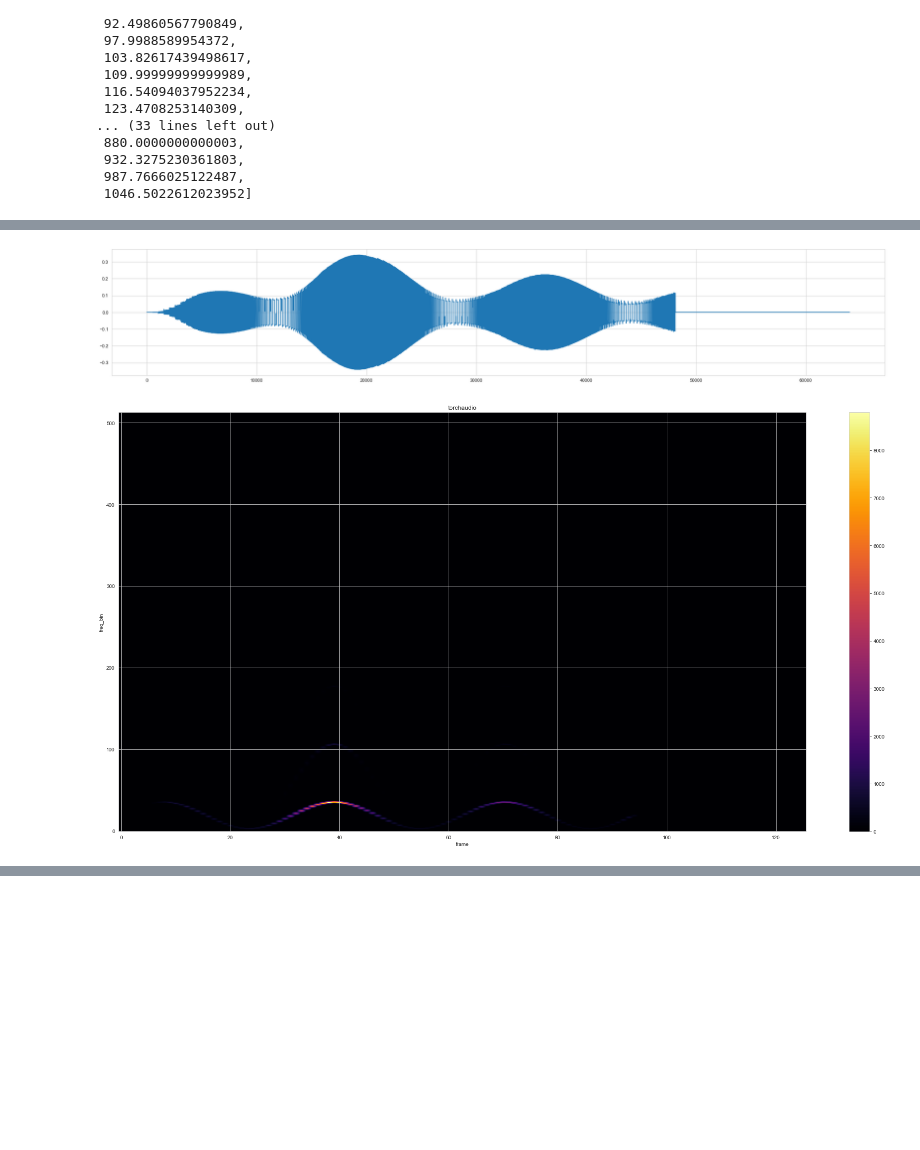
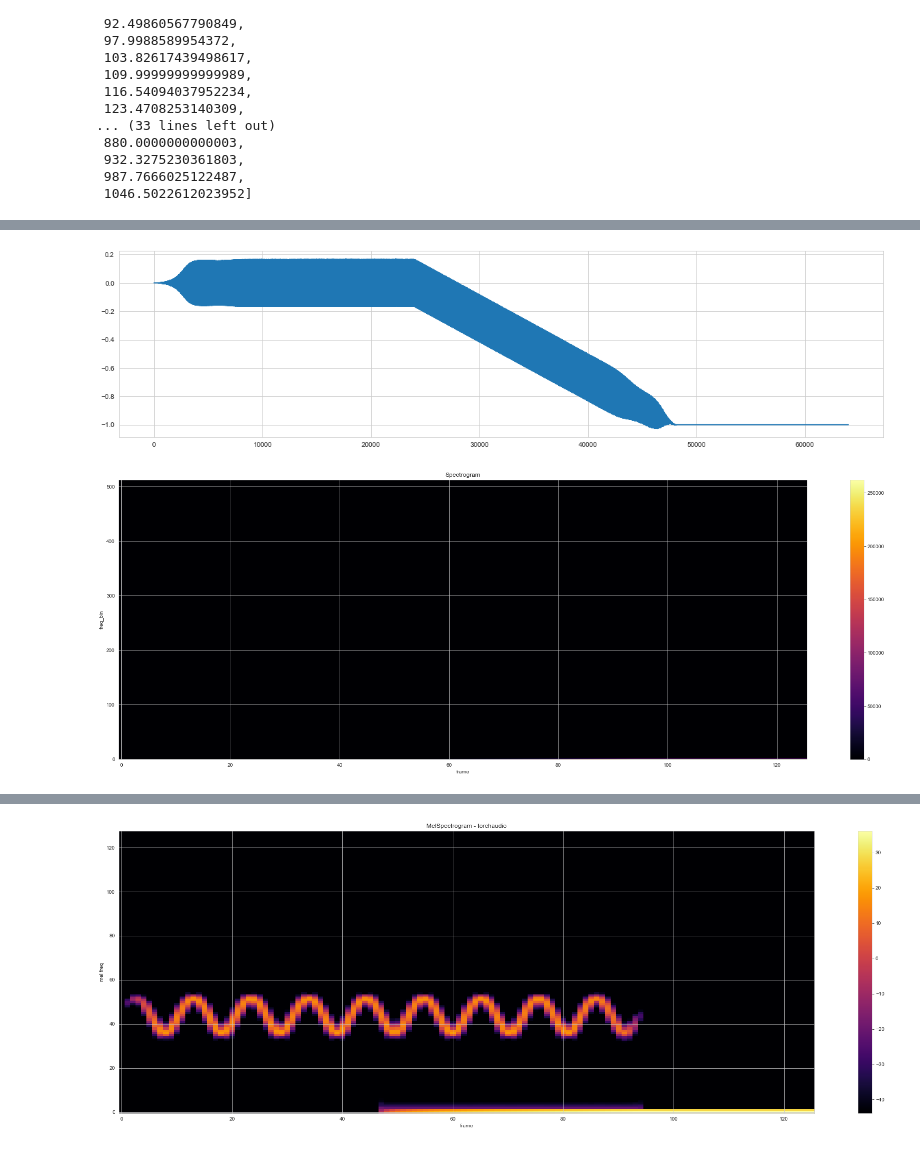
Before and after one commit to aisynth/diffmoog, a Jupyter notebook: visualization_notebooks/visualize_custom_sound.ipynb, the cells around one changed output, grey strips where cells are left out. Drawn from its saved outputs; the diff is of its cells as text; code cells hidden in the pictures; blank space fills up the shorter version.

Commit message:
filter ADSR with window

```diff
--- a/visualization_notebooks/visualize_custom_sound.ipynb
+++ b/visualization_notebooks/visualize_custom_sound.ipynb
@@ -83,46 +109,69 @@ osc_freq_list
  987.7666025122487,
  1046.5022612023952]
 # %%
-cfg = Config()
-
-# synth_obj = SynthModular(synth_cfg=synth_cfg,
-#                          sample_rate=cfg.sample_rate,
-#                          signal_duration_sec=cfg.signal_duration_sec,
-#                          num_sounds=1,
-#                          device='cpu',
-#                          preset='MODULAR_NEW')
-
 synth_obj = SynthModular(preset_name='MODULAR_NEW', synth_structure=synth_structure, device='cpu')
 
-
-params = {(0,0): {'operation': 'lfo_sine', 'parameters': {'freq': [1], 'amp': [1], 'active': [True], 'output': [[0, 6]]}},
-          (1,1): {'operation': 'fm_lfo', 'parameters': {'freq_c': [1], 'waveform': ['sine'], 'mod_index': [0], 'amp_c': [1], 'active': [True], 'fm_active': [False], 'output': [[0, 2]]}},
-          (0,2): {'operation': 'fm_sine', 'parameters': {'amp_c': [1], 'freq_c': [1046], 'mod_index': [0.3], 'active': [False], 'fm_active': [False]}},
-          (1,2): {'operation': 'fm_saw', 'parameters': {'amp_c': [1], 'freq_c': [300], 'mod_index': [0.1], 'active': [False], 'fm_active': [False]}},
-          (2,2): {'operation': 'fm_square', 'parameters': {'amp_c': [1], 'freq_c': [300], 'mod_index': [0.1], 'active': [True], 'fm_active': [True]}},
+params = {(0,0): {'operation': 'lfo_sine', 'parameters': {'freq': [1], 'amp': [1], 'active': [False], 'output': [[0, 6]]}},
+          (1,1): {'operation': 'fm_lfo', 'parameters': {'freq_c': [3], 'waveform': ['sine'], 'mod_index': [0], 'amp_c': [1], 'active': [True], 'fm_active': [False], 'output': [[0, 2]]}},
+          (0,2): {'operation': 'fm_sine', 'parameters': {'amp_c': [1], 'freq_c': [1000], 'mod_index': [0.1], 'active': [True], 'fm_active': [True]}},
+          (1,2): {'operation': 'fm_saw', 'parameters': {'amp_c': [1], 'freq_c': [750], 'mod_index': [0.1], 'active': [False], 'fm_active': [False]}},
+          (2,2): {'operation': 'fm_square', 'parameters': {'amp_c': [1], 'freq_c': [1000], 'mod_index': [0.1], 'active': [False], 'fm_active': [False]}},
           (0,3): {'operation': 'mix', 'parameters': {}},
-          (0,4): {'operation': 'env_adsr', 'parameters': {'attack_t': [1], 'decay_t': [1], 'sustain_t': [1], 'sustain_level': [0.5], 'release_t': [1]}},
-          (0,5): {'operation': 'lowpass_filter_adsr', 'parameters': {'attack_t': [3], 'decay_t': [0], 'sustain_t': [0], 'sustain_level': [0.2], 'release_t': [0], 'filter_freq': [1], 'intensity': [1]}},
-          (0,6): {'operation': 'tremolo', 'parameters': {'amount': [0.7], 'active': [True], 'fm_active': [True]}}
+          (0,4): {'operation': 'env_adsr', 'parameters': {'attack_t': [0], 'decay_t': [0], 'sustain_t': [3], 'sustain_level': [0.5], 'release_t': [1]}},
+          (0,5): {'operation': 'lowpass_filter_adsr', 'parameters': {'attack_t': [1.5], 'decay_t': [1.5], 'sustain_t': [0], 'sustain_level': [0], 'release_t': [0], 'filter_freq': [0], 'intensity': [1]}},
+          (0,6): {'operation': 'tremolo', 'parameters': {'amount': [0], 'active': [False], 'fm_active': [False]}}
           }
 
 synth_obj.update_cells_from_dict(params)
-final_signal, output_signals_through_chain_dict = synth_obj.generate_signal(signal_duration=4, batch_size=1)
+final_signal, output_signals_through_chain_dict = synth_obj.generate_signal(signal_duration=signal_duration, batch_size=1)
 sound = final_signal.detach().cpu()[0]
 
 spec = spectrogram(sound)
 db_spec = db(spec)
+melspec = mel_spectrogram(sound.float())
+
+audio = Audio(sound.numpy(), rate=synth_structure.sample_rate, autoplay=False)
+display(audio)
+
+fig, ax = plt.subplots(1, 1, figsize=(20, 5))
+ax.plot(sound.numpy())
+
+plot_spectrogram(spec, title="Spectrogram", db=False)
+plot_spectrogram(spec, title="Spectrogram - dB")
+plot_spectrogram(melspec, title="MelSpectrogram - torchaudio", ylabel="mel freq")
+
+adsr_shape = ADSR(params=params[(0,5)]['parameters'], sample_rate=synth_structure.sample_rate, signal_duration=signal_duration,
+                          device=device, synth_structure=synth_structure, batch_size=batch_size)
+envelope = adsr_shape.envelope[0]
+
+fig2, ax2 = plt.subplots(1, 1, figsize=(30, 10))
+ax2.plot(envelope.detach().cpu().numpy())
+plt.title('Filter ADSR envelope')
 
 
-fig, ax = plt.subplots(1, 1, figsize=(30, 5))
-ax.plot(sound.numpy())
+# Signal Though chain
+chain_position = '(0, 2)'
 
-plot_spectrogram(spec, title="torchaudio", db=False)
-plot_spectrogram(spec, title="torchaudio")
+chain_output = output_signals_through_chain_dict[chain_position]
+chain_sound = chain_output.detach().cpu()[0]
+
+chain_spec = spectrogram(chain_sound)
+chain_db_spec = db(chain_spec)
+chain_melspec = mel_spectrogram(chain_sound.float())
+
+chain_audio = Audio(chain_sound.numpy(), rate=synth_structure.sample_rate, autoplay=False)
+display(chain_audio)
+
+fig3, ax3 = plt.subplots(1, 1, figsize=(20, 5))
+ax3.plot(chain_sound.numpy())
+plt.title(r"signal in {chain_position}")
+
+plot_spectrogram(chain_spec, title=f"Spectrogram {chain_position}", db=False)
+plot_spectrogram(chain_spec, title=f"Spectrogram - dB {chain_position}")
+plot_spectrogram(chain_melspec, title=f"MelSpectrogram - {chain_position}", ylabel="mel freq")
+
 
 # NOTES:
-# fmactive = true and active = false on sine wave results different behavior that shall be eliminated
-# debug filter adsr
+# debug filter adsr - debug different timings and watch for result
 # show signals through chain
-# add sound button
 # %% [output]
@@ -129,2 +179,2 @@ plot_spectrogram(spec, title="torchaudio")
-[figure, old version]
+[figure, new version]
-[figure, old version]
+[figure, new version]
@@ -131,0 +182 @@ plot_spectrogram(spec, title="torchaudio")
+[figure, added]
```
Also changed, not shown: parts of 4 cells of this notebook, 1 other file.
